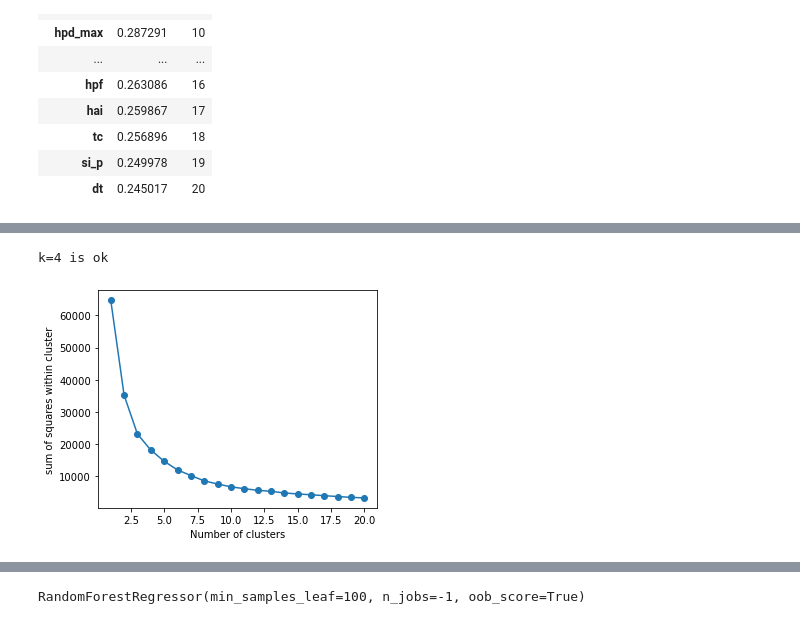
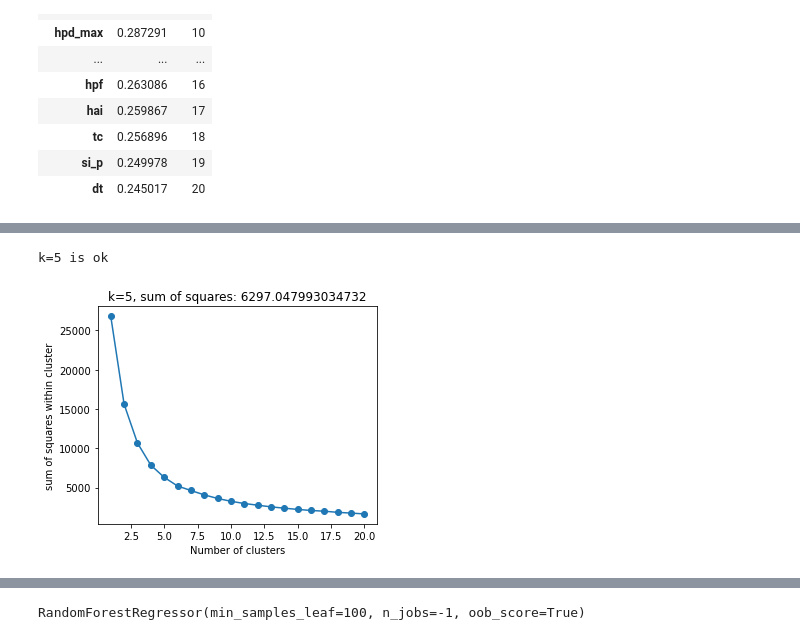
Before and after one commit to fvanoorschot/global_sr_module, a Jupyter notebook: run_script_prediction.ipynb, the cells around one changed output, grey strips where cells are left out. Saved outputs shown, nothing was run; the diff lists cells and outputs as text; code cells hidden in the pictures.

```diff
--- a/run_script_prediction.ipynb
+++ b/run_script_prediction.ipynb
@@ -66,6 +76,11 @@ def plot_sr_vs_var_tc(df,var1,var2,mode):
     ax3.set_xlim(df[var1].quantile(0.01),df[var1].quantile(0.99))
     ax4.set_xlim(df[var1].quantile(0.01),df[var1].quantile(0.99))
     ax5.set_xlim(df[var1].quantile(0.01),df[var1].quantile(0.99))
+    ax1.set_ylim(0,900)
+    ax2.set_ylim(0,900)
+    ax3.set_ylim(0,900)
+    ax4.set_ylim(0,900)
+    ax5.set_ylim(0,900)
     rs = np.corrcoef(df[var1],df[var2])[0,1]**2
     ax5.set_title(f'n={len(df[var1])}; r-squared: {np.round(rs,3)}')
     ax5.tick_params(labelsize=12)
@@ -100,6 +115,11 @@ def plot_sr_vs_var_ntc(df,var1,var2,mode):
     ax3.set_xlim(df[var1].quantile(0.01),df[var1].quantile(0.99))
     ax4.set_xlim(df[var1].quantile(0.01),df[var1].quantile(0.99))
     ax5.set_xlim(df[var1].quantile(0.01),df[var1].quantile(0.99))
+    ax1.set_ylim(0,900)
+    ax2.set_ylim(0,900)
+    ax3.set_ylim(0,900)
+    ax4.set_ylim(0,900)
+    ax5.set_ylim(0,900)
     rs = np.corrcoef(df[var1],df[var2])[0,1]**2
     ax5.set_title(f'n={len(df[var1])}; r-squared: {np.round(rs,3)}')
     ax5.tick_params(labelsize=12)
@@ -134,6 +154,11 @@ def plot_sr_vs_var_ai(df,var1,var2,mode):
     ax3.set_xlim(df[var1].quantile(0.01),df[var1].quantile(0.99))
     ax4.set_xlim(df[var1].quantile(0.01),df[var1].quantile(0.99))
     ax5.set_xlim(df[var1].quantile(0.01),df[var1].quantile(0.99))
+    ax1.set_ylim(0,900)
+    ax2.set_ylim(0,900)
+    ax3.set_ylim(0,900)
+    ax4.set_ylim(0,900)
+    ax5.set_ylim(0,900)
     rs = np.corrcoef(df[var1],df[var2])[0,1]**2
     ax5.set_title(f'n={len(df[var1])}; r-squared: {np.round(rs,3)}')
     ax5.tick_params(labelsize=12)
@@ -425,7 +453,8 @@ ld_sort
 | si_p | 0.249978 | 19 |
 | dt | 0.245017 | 20 |
 # %%
-features = ld_sort.index.values
+# features = ld_sort.index.values
+features = ['lpf','si_ep','ep_mean','idu_mean','p_mean','si_p','tc']
 features = np.append(features,'sr_20')
 lf = len(features)
 print('length of features:', lf)
@@ -476,17 +514,19 @@ ld_df['len'] = np.sqrt(loadings[0]**2+loadings[1]**2)
 # %%
 #Identify the number of clusters
 s=[]
 for i in range(1,21):
     kmeans = KMeans(i, random_state=42)
     kmeans.fit(pca_df)
     s.append(kmeans.inertia_)
 # plot cluster scores
 plt.figure(figsize=(5,4))
 plt.plot(range(1,21),s,'-o')
 plt.xlabel('Number of clusters')
 plt.ylabel('sum of squares within cluster')
-print('k=4 is ok')
+plt.title(f'k=5, sum of squares: {s[4]}')
+print('k=5 is ok')
+plt.savefig(f'{work_dir}/output/figures/prediction_figures/pca/k_clusters.jpg',bbox_inches='tight',dpi=300)
 # %% [output]
-k=4 is ok
+k=5 is ok
-[figure, old version]
+[figure, new version]
 # %%
```
Also changed, not shown: parts of 19 cells of this notebook, 3 other files.
